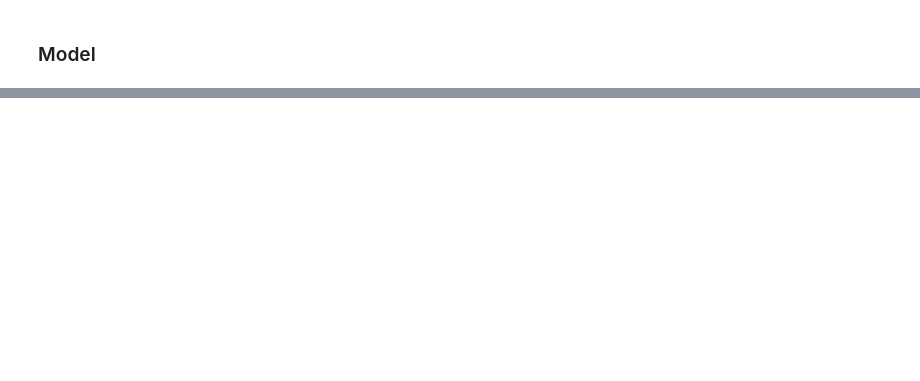
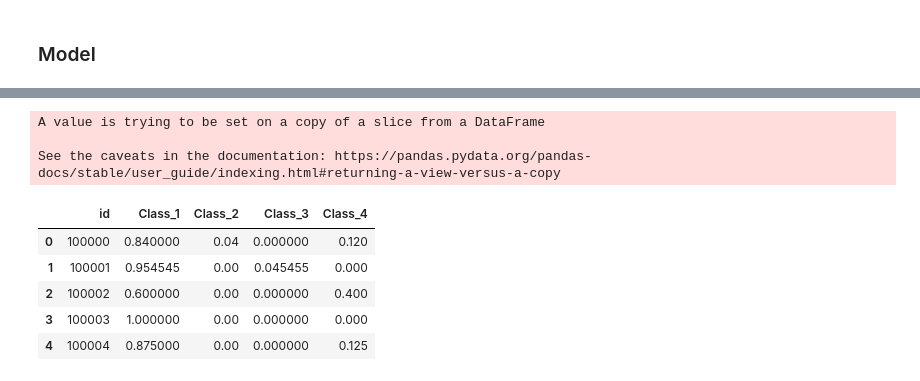
Before and after one commit to juan-ivan-NV/JI_Kaggle_Competitions, a Jupyter notebook: Tabular_Playground_Series/TPS_May_2021_H2O_PyCaret.ipynb, the cells around one changed output, grey strips where cells are left out. Cells and saved outputs as stored; diff of their text form; code cells hidden in the pictures; blank space fills up the shorter version.

```diff
--- a/Tabular_Playground_Series/TPS_May_2021_H2O_PyCaret.ipynb
+++ b/Tabular_Playground_Series/TPS_May_2021_H2O_PyCaret.ipynb
@@ -296,0 +421,17 @@ px.scatter(train_2d_df,
+# %%
+# Submission to CSV
+
+submission = predintions_df[['p0', 'p1', 'p2', 'p3']]
+submission.rename(columns={"p0": "Class_1", "p1": "Class_2", "p2": "Class_3", "p3": "Class_4"}, inplace=True)
+submission.insert(0, 'id', range(100000, 100000 + len(submission)))
+submission.head()
+# %% [output]
+A value is trying to be set on a copy of a slice from a DataFrame
+
+See the caveats in the documentation: https://pandas.pydata.org/pandas-docs/stable/user_guide/indexing.html#returning-a-view-versus-a-copy
+|  | id | Class_1 | Class_2 | Class_3 | Class_4 |
+| 0 | 100000 | 0.840000 | 0.04 | 0.000000 | 0.120 |
+| 1 | 100001 | 0.954545 | 0.00 | 0.045455 | 0.000 |
+| 2 | 100002 | 0.600000 | 0.00 | 0.000000 | 0.400 |
+| 3 | 100003 | 1.000000 | 0.00 | 0.000000 | 0.000 |
+| 4 | 100004 | 0.875000 | 0.00 | 0.000000 | 0.125 |
```
Also changed, not shown: parts of 11 cells of this notebook, 1 other file.
